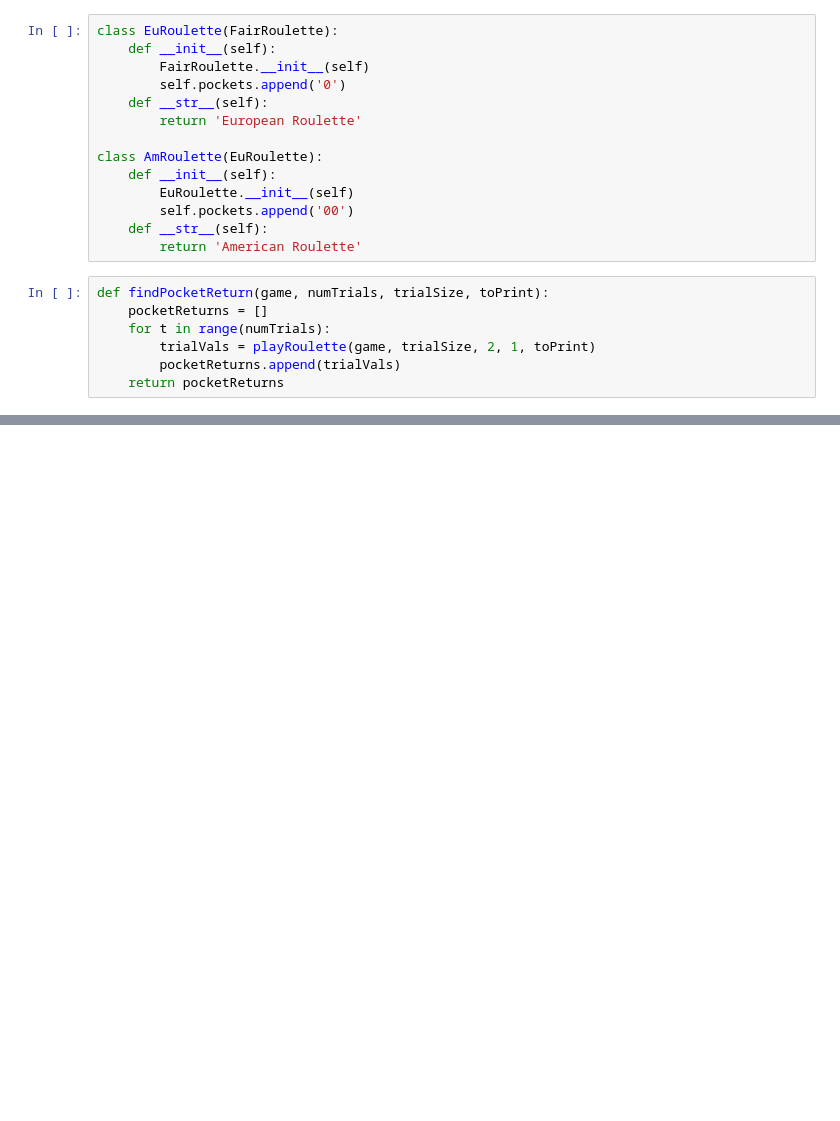
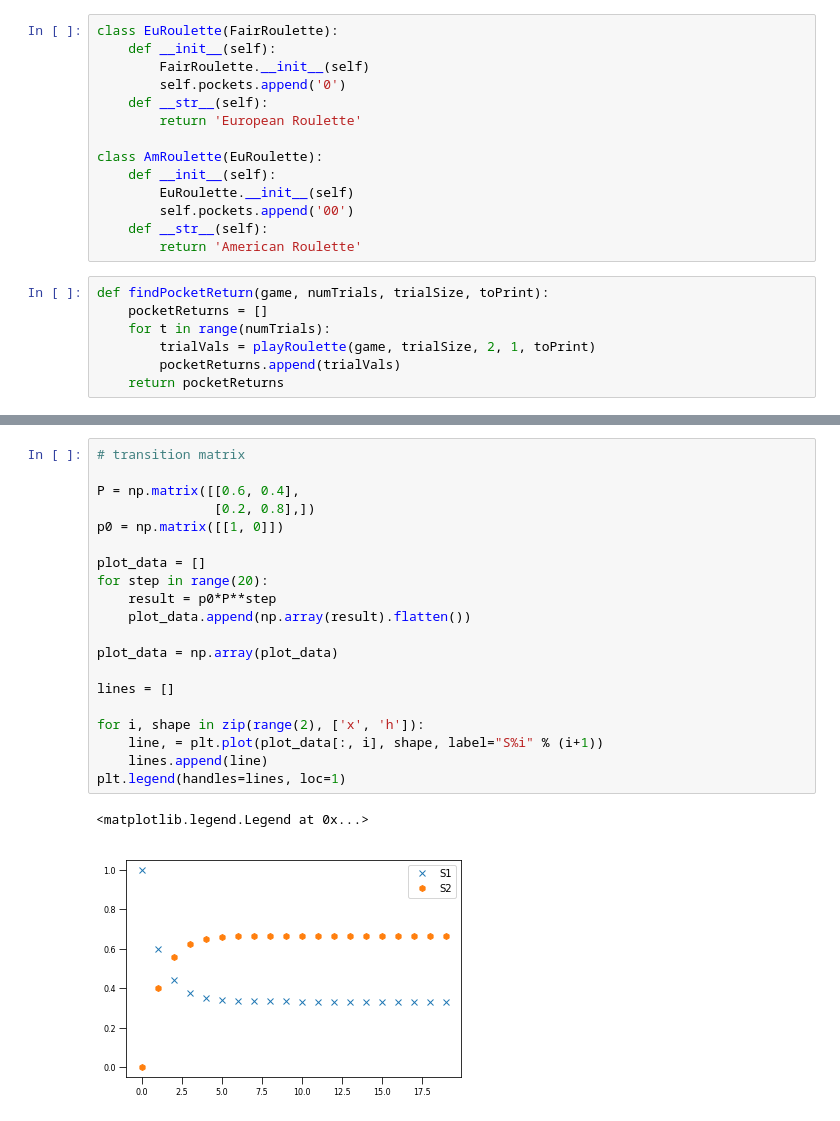
Before and after one commit to chchannn/DataScienceConcepts, a Jupyter notebook: stochastic-process/Simulation.ipynb, the cells around one changed output, grey strips where cells are left out. Saved outputs shown, nothing was run; the diff lists cells and outputs as text; blank space fills up the shorter version.

```diff
--- a/stochastic-process/Simulation.ipynb
+++ b/stochastic-process/Simulation.ipynb
@@ -434,0 +438,23 @@ past and fufure are conditionally independent given the present
+# %%
+# transition matrix
+
+P = np.matrix([[0.6, 0.4],
+               [0.2, 0.8],])
+p0 = np.matrix([[1, 0]])
+
+plot_data = []
+for step in range(20):
+    result = p0*P**step
+    plot_data.append(np.array(result).flatten())
+
+plot_data = np.array(plot_data)
+
+lines = []
+
+for i, shape in zip(range(2), ['x', 'h']):
+    line, = plt.plot(plot_data[:, i], shape, label="S%i" % (i+1))
+    lines.append(line)
+plt.legend(handles=lines, loc=1)
+# %% [output]
+<matplotlib.legend.Legend at 0x...>
+[figure, added]
```
Also changed, not shown: parts of 6 cells of this notebook.
